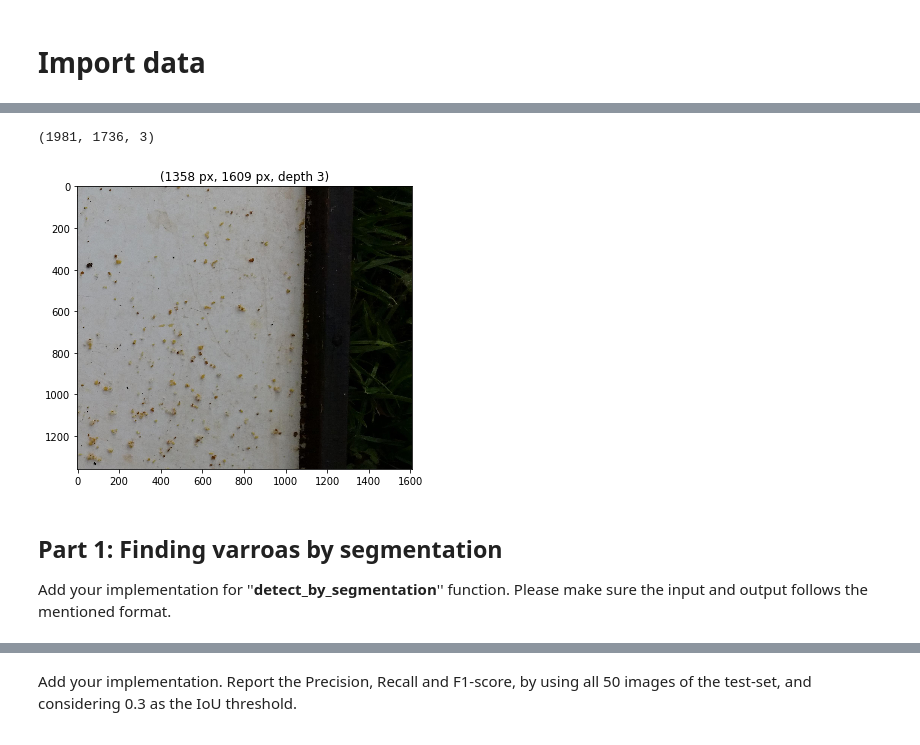
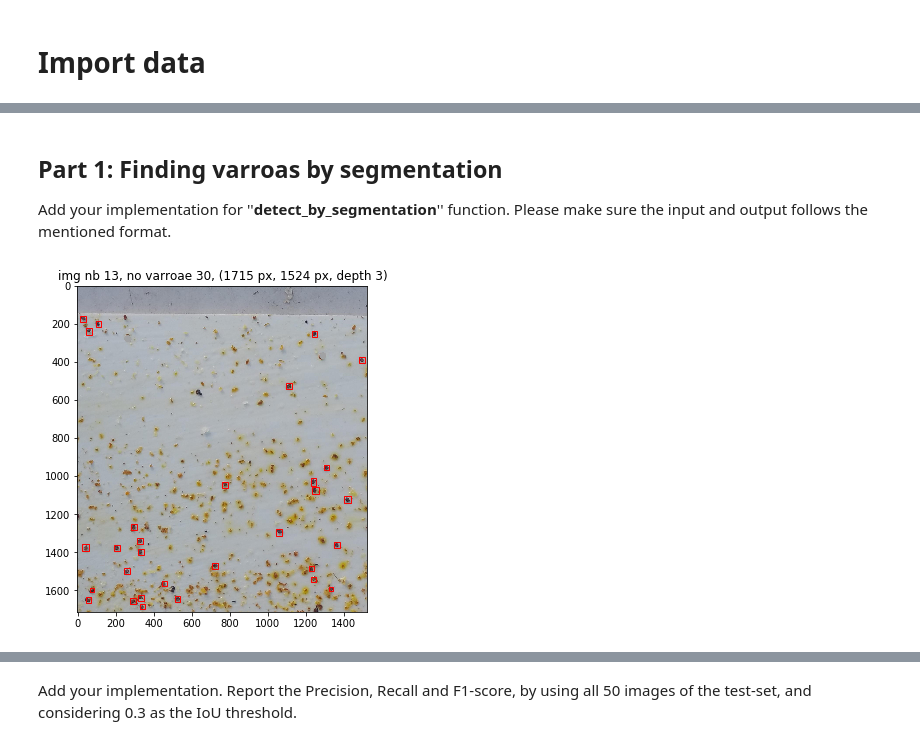
Before and after one commit to emmwel/img_an_pat_rec, a Jupyter notebook: project/special_project.ipynb, the cells around one changed output, grey strips where cells are left out. Cells and saved outputs as stored; diff of their text form; code cells hidden in the pictures.

Commit message:
import of annotations ok, functions to plot images with annotations implemeted. starting exploring segmentation

```diff
--- a/project/special_project.ipynb
+++ b/project/special_project.ipynb
@@ -36,6 +54,10 @@ tar_path = path.join(data_base_path, data_folder + '.tar.gz')
 # %%
-# load images
-data_base_path += '\project-data\images\\test'
-print(data_base_path)
-img_names = [nm for nm in listdir(data_base_path) if '.jpg' in nm]
-img_names.sort()
+# load images and annotations
+image_path = data_base_path + '\project-data\images\\test'
+img_names = [nm for nm in listdir(image_path) if '.jpg' in nm]
+
+annotation_path = data_base_path + '\project-data\\annotations\\test'
+annotation_names = [nm for nm in listdir(annotation_path)]
+annotations_xmls = [parse_file(
+    path.join(annotation_path, name))
+                    for name in annotation_names]
@@ -49,8 +64,6 @@ img_names[:2]
 # %%
 img_collection = skimage.io.imread_collection(
-    [path.join(data_base_path, nm) for nm in img_names])
+    [path.join(image_path, nm) for nm in img_names])
-# %% [output]
-(1981, 1736, 3)
 # %%
 def plot_image(img):
     fig, ax = plt.subplots(1,1, figsize=(6,6))
@@ -60,9 +77,28 @@ def plot_image(img):
     plt.show()
-# %%
-# plot an image
-plot_image(img_collection[0])
-# %% [output]
-[figure, removed]
+# %%
+def plot_with_annotation(img_nb):
+    if annotations_xmls[img_nb] == [] :
+        print("No varroa here!")
+        return None
+    fig,ax = plt.subplots(1,1,figsize=(6,6))
+    for anno in annotations_xmls[img_nb]:
+        rect = patches.Rectangle((anno['bbox'][0],
+                                  anno['bbox'][1]),
+                                  anno['bbox'][2],
+                                  anno['bbox'][3],
+            linewidth=1,edgecolor='r',facecolor='none')
+        ax.add_patch(rect)
+    ax.imshow(img_collection[img_nb])
+    size = img_collection[img_nb].shape
+    if len(size) == 3:
+        ax.imshow(img_collection[img_nb])
+        ax.set_title('img nb {}, no varroae {}, ({} px, {} px, depth {})'.format(
+            img_nb,len(annotations_xmls[img_nb]), size[0], size[1], size[2]))
+    else:
+        ax.imshow(img_collection[img_nb], cmap='gray')
+        ax.set_title('img nb {}, no varroae {}, ({} px, {} px), single channel'.format(
+            img_nb,len(annotations_xmls[img_nb]), size[0], size[1]))
+    plt.show()
 # %% [markdown]
 ## Part 1: Finding varroas by segmentation
 Add your implementation for ''**detect_by_segmentation**'' function. Please make sure the input and output follows the mentioned format.
@@ -78,0 +129,4 @@ def detect_by_segmentation(img):
+# %%
+plot_with_annotation(13)
+# %% [output]
+[figure, added]
```
Also changed, not shown: parts of 10 cells of this notebook, 1 other file.
